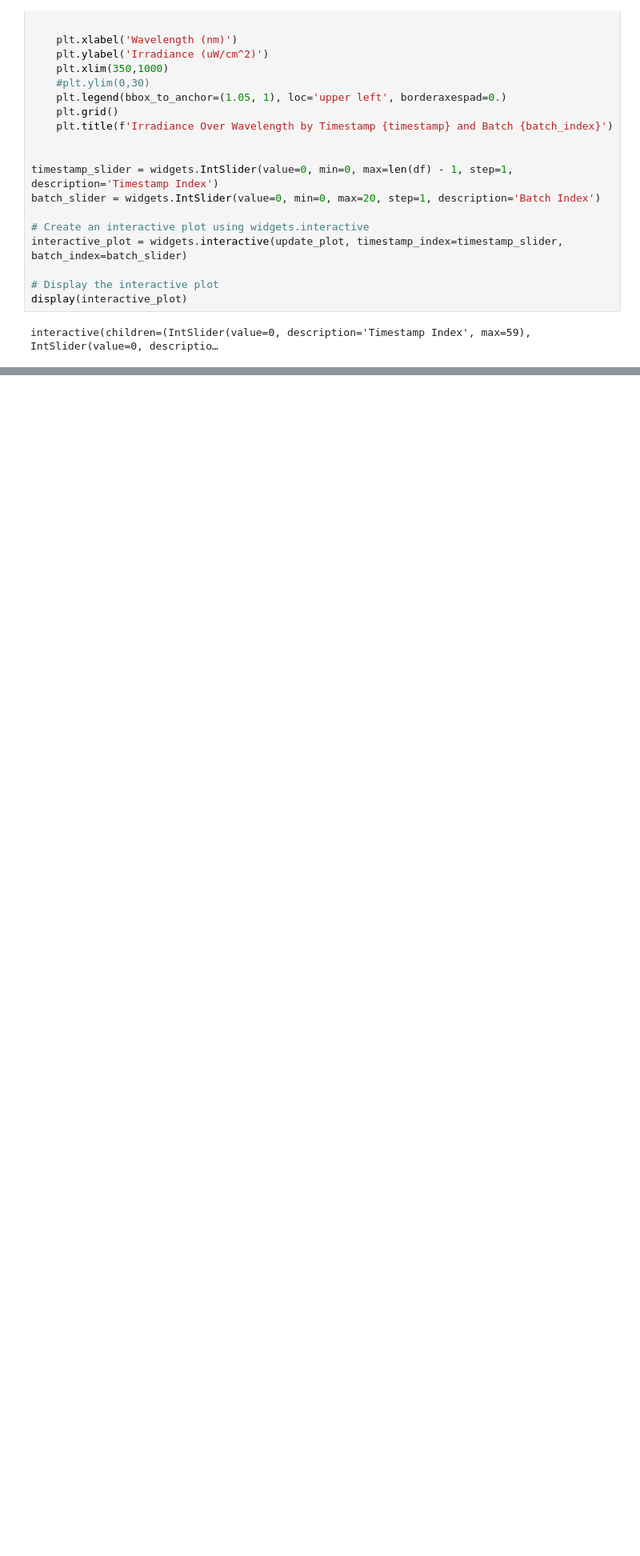
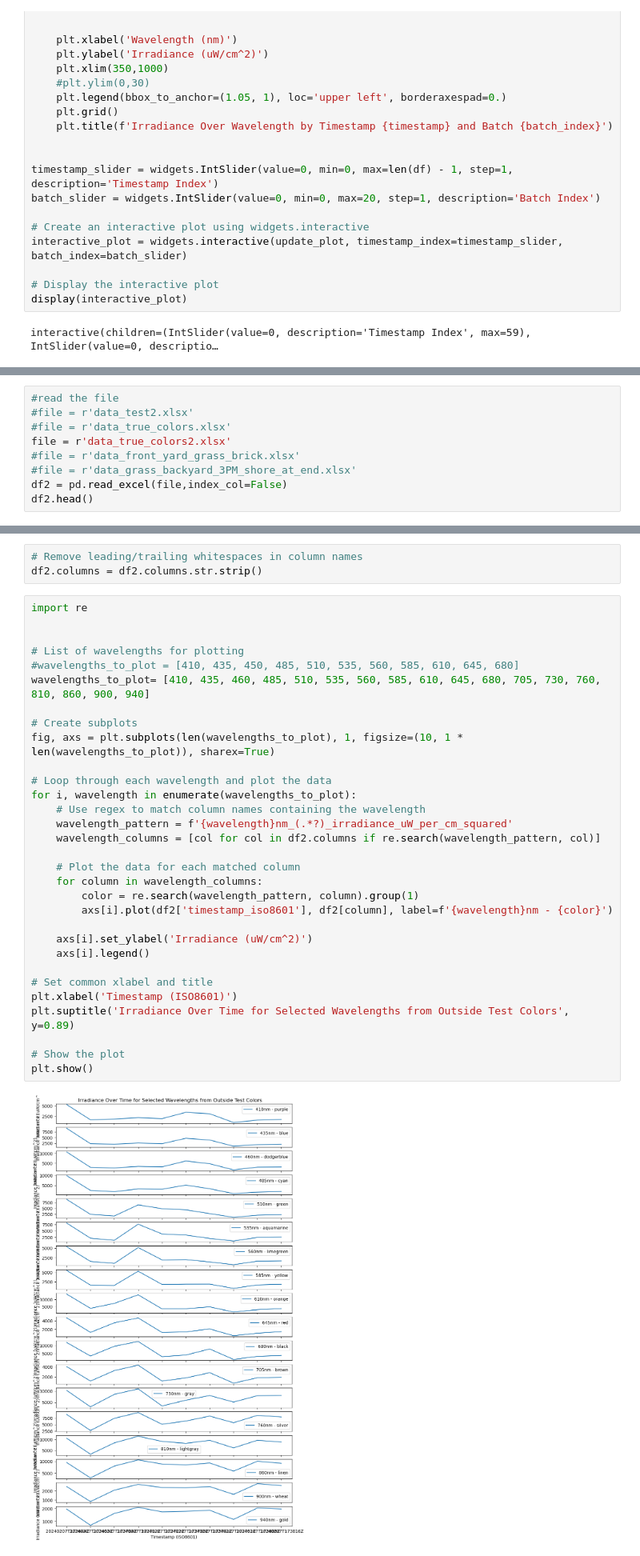
Before and after one commit to Philliec459/Science-and-Technology-Society-Use-of-NASA-STELLA-Q2-Spectrometer, a Jupyter notebook: STELLA_brief.ipynb, the cells around one changed output, grey strips where cells are left out. Shown at 80% size. Drawn from its saved outputs; the diff is of its cells as text; blank space fills up the shorter version.

```diff
--- a/STELLA_brief.ipynb
+++ b/STELLA_brief.ipynb
@@ -261,0 +298,9 @@ interactive(children=(IntSlider(value=0, description='Timestamp Index', max=59),
+# %%
+#read the file
+#file = r'data_test2.xlsx'
+#file = r'data_true_colors.xlsx'
+file = r'data_true_colors2.xlsx'
+#file = r'data_front_yard_grass_brick.xlsx'
+#file = r'data_grass_backyard_3PM_shore_at_end.xlsx'
+df2 = pd.read_excel(file,index_col=False)
+df2.head()
@@ -261,0 +315,36 @@ interactive(children=(IntSlider(value=0, description='Timestamp Index', max=59),
+# %%
+# Remove leading/trailing whitespaces in column names
+df2.columns = df2.columns.str.strip()
+# %%
+import re
+
+
+# List of wavelengths for plotting
+#wavelengths_to_plot = [410, 435, 450, 485, 510, 535, 560, 585, 610, 645, 680]
+wavelengths_to_plot= [410, 435, 460, 485, 510, 535, 560, 585, 610, 645, 680, 705, 730, 760, 810, 860, 900, 940]
+
+# Create subplots
+fig, axs = plt.subplots(len(wavelengths_to_plot), 1, figsize=(10, 1 * len(wavelengths_to_plot)), sharex=True)
+
+# Loop through each wavelength and plot the data
+for i, wavelength in enumerate(wavelengths_to_plot):
+    # Use regex to match column names containing the wavelength
+    wavelength_pattern = f'{wavelength}nm_(.*?)_irradiance_uW_per_cm_squared'
+    wavelength_columns = [col for col in df2.columns if re.search(wavelength_pattern, col)]
+
+    # Plot the data for each matched column
+    for column in wavelength_columns:
+        color = re.search(wavelength_pattern, column).group(1)
+        axs[i].plot(df2['timestamp_iso8601'], df2[column], label=f'{wavelength}nm - {color}')
+
+    axs[i].set_ylabel('Irradiance (uW/cm^2)')
+    axs[i].legend()
+
+# Set common xlabel and title
+plt.xlabel('Timestamp (ISO8601)')
+plt.suptitle('Irradiance Over Time for Selected Wavelengths from Outside Test Colors', y=0.89)
+
+# Show the plot
+plt.show()
+# %% [output]
+[figure, added]
```
Also changed, not shown: parts of 20 cells of this notebook, 2 other files.
